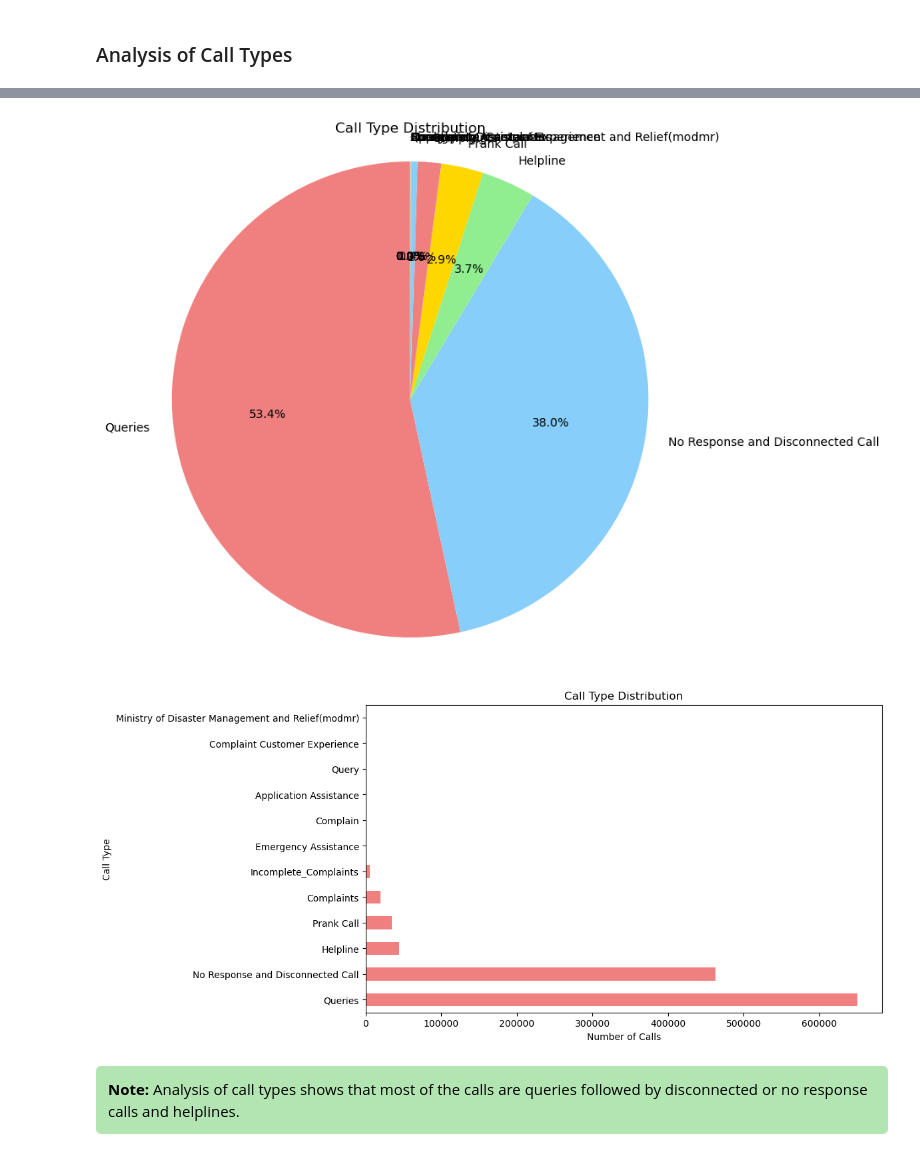
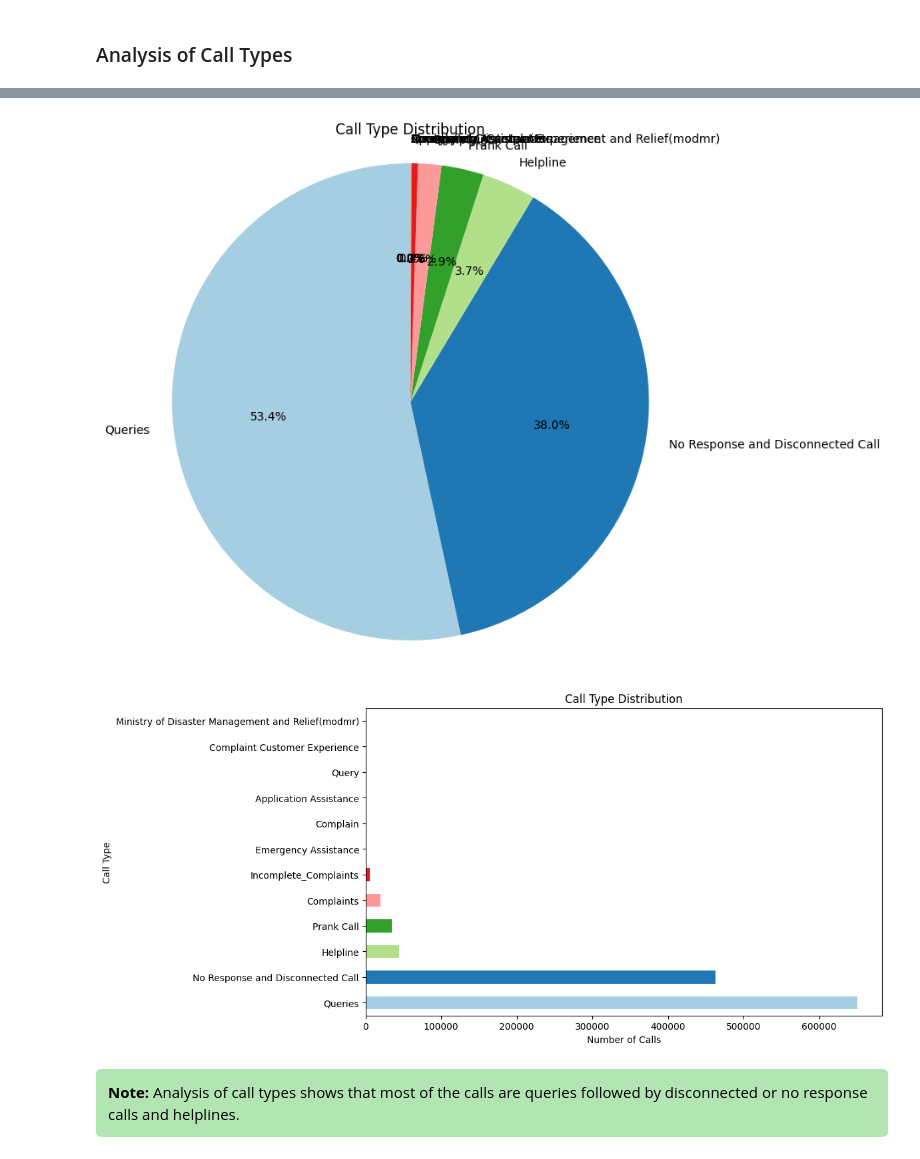
Before and after one commit to iamaber/333-data-analysis, a Jupyter notebook: main.ipynb, the cells around one changed output, grey strips where cells are left out. Drawn from its saved outputs; the diff is of its cells as text; code cells hidden in the pictures.

```diff
--- a/main.ipynb
+++ b/main.ipynb
@@ -4,7 +4,7 @@ import numpy as np
 import matplotlib.pyplot as plt
 import seaborn as sns
 
-data = pd.read_csv('Data/all_call_stages.csv')
+data = pd.read_csv('/kaggle/input/333-dataset/all_call_stages.csv')
 print(data.head())
 # %% [output]
    id  gender physically_challenged    division  district city  \
@@ -356,20 +356,20 @@ Name: count, dtype: float64
 # %%
 # Plotting the pie chart
 plt.figure(figsize=(8, 8))
-plt.pie(call_type_percentage, labels=call_type_percentage.index, autopct='%1.1f%%', startangle=90, colors=['lightcoral', 'lightskyblue', 'lightgreen', 'gold'])
+plt.pie(call_type_percentage, labels=call_type_percentage.index, autopct='%1.1f%%', startangle=90, colors=plt.cm.Paired.colors)
 plt.title('Call Type Distribution')
 plt.axis('equal')  # Equal aspect ratio ensures that pie is drawn as a circle.
 plt.show()
 # %% [output]
-[figure, old version]
+[figure, new version]
 # %%
-call_type_count.plot(kind='barh', figsize=(10, 6), color='lightcoral')
+call_type_count.plot(kind='barh', figsize=(10, 6), color=plt.cm.Paired.colors)
 plt.title('Call Type Distribution')
 plt.xlabel('Number of Calls')
 plt.ylabel('Call Type')
 plt.show()
 # %% [output]
-[figure, old version]
+[figure, new version]
 # %% [markdown]
 <div class="alert alert-block alert-info" style="background-color:#B3E5B2;
                                                  color:black;
```
Also changed, not shown: parts of 8 cells of this notebook.
